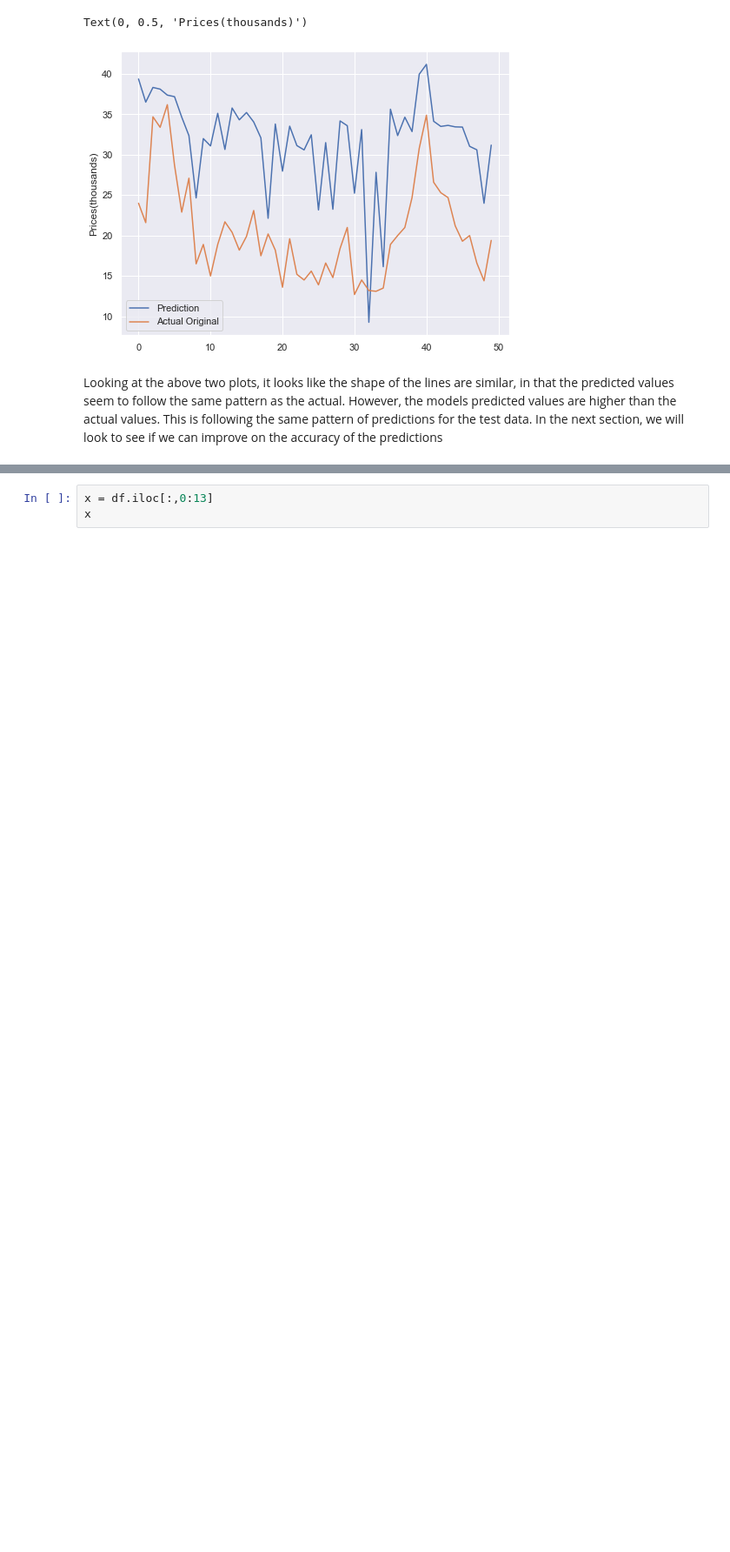
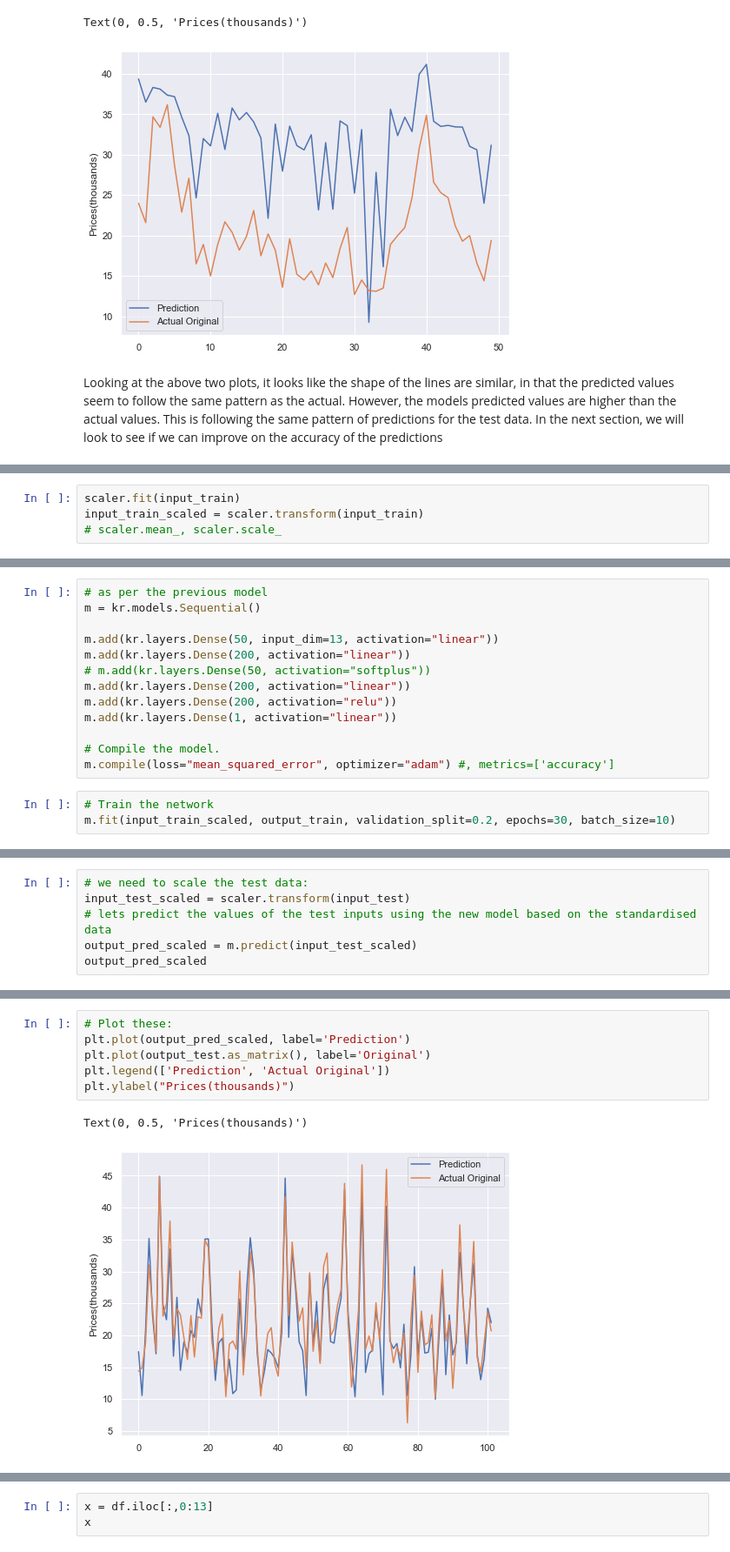
Before and after one commit to davidobrien1/MLSProject, a Jupyter notebook: mlsproject.ipynb, the cells around one changed output, grey strips where cells are left out. Shown at 87% size. Cells and saved outputs as stored; diff of their text form; blank space fills up the shorter version.

Commit message:
created a new model using scaling

```diff
--- a/mlsproject.ipynb
+++ b/mlsproject.ipynb
@@ -553,0 +566,4 @@ Looking at the above two plots, it looks like the shape of the lines are similar
+# %%
+scaler.fit(input_train)
+input_train_scaled = scaler.transform(input_train)
+# scaler.mean_, scaler.scale_
@@ -556,0 +574,16 @@ Looking at the above two plots, it looks like the shape of the lines are similar
+# %%
+# as per the previous model
+m = kr.models.Sequential()
+
+m.add(kr.layers.Dense(50, input_dim=13, activation="linear"))
+m.add(kr.layers.Dense(200, activation="linear"))
+# m.add(kr.layers.Dense(50, activation="softplus"))
+m.add(kr.layers.Dense(200, activation="linear"))
+m.add(kr.layers.Dense(200, activation="relu"))
+m.add(kr.layers.Dense(1, activation="linear"))
+
+# Compile the model.
+m.compile(loss="mean_squared_error", optimizer="adam") #, metrics=['accuracy']
+# %%
+# Train the network
+m.fit(input_train_scaled, output_train, validation_split=0.2, epochs=30, batch_size=10)
@@ -556,0 +612,6 @@ Looking at the above two plots, it looks like the shape of the lines are similar
+# %%
+# we need to scale the test data:
+input_test_scaled = scaler.transform(input_test)
+# lets predict the values of the test inputs using the new model based on the standardised data
+output_pred_scaled = m.predict(input_test_scaled)
+output_pred_scaled
@@ -556,0 +652,9 @@ Looking at the above two plots, it looks like the shape of the lines are similar
+# %%
+# Plot these:
+plt.plot(output_pred_scaled, label='Prediction')
+plt.plot(output_test.as_matrix(), label='Original')
+plt.legend(['Prediction', 'Actual Original'])
+plt.ylabel("Prices(thousands)")
+# %% [output]
+Text(0, 0.5, 'Prices(thousands)')
+[figure, added]
```
Also changed, not shown: parts of 38 cells of this notebook.
